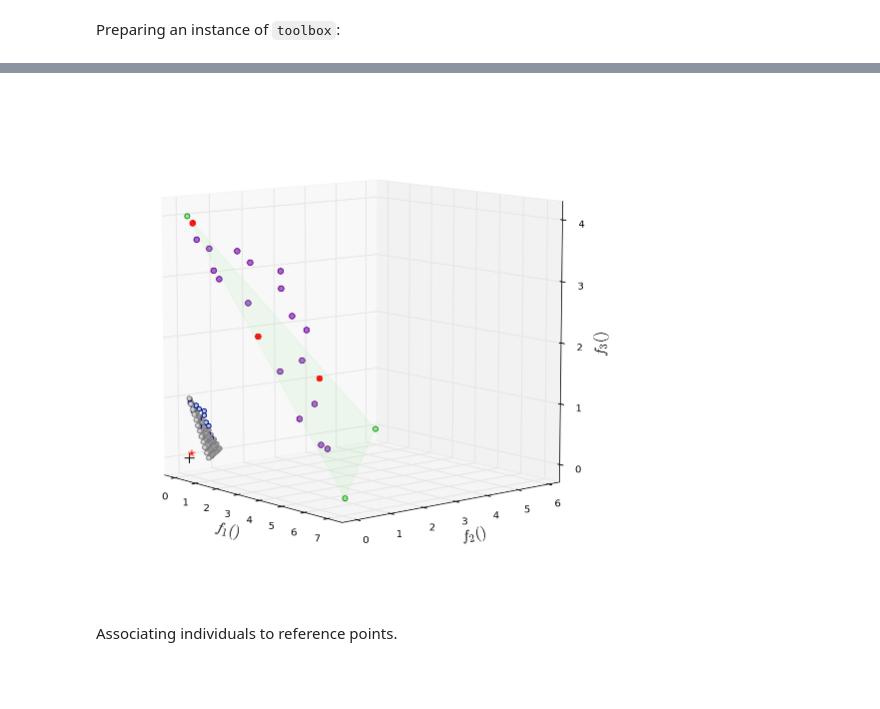
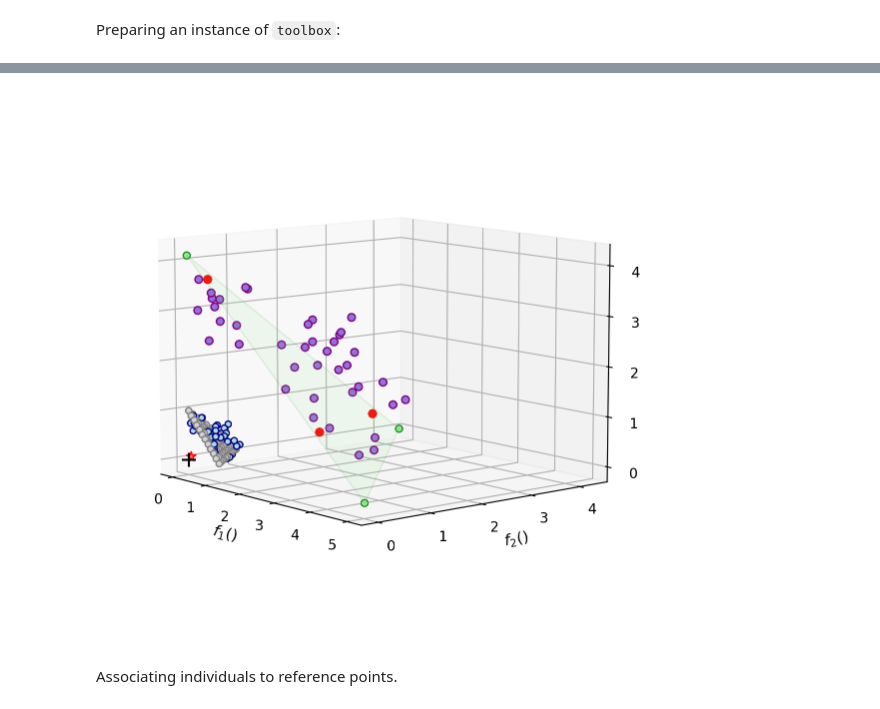
Before and after one commit to lmarti/nsgaiii, a Jupyter notebook: NSGA-III in Python.ipynb, the cells around one changed output, grey strips where cells are left out. Saved outputs shown, nothing was run; the diff lists cells and outputs as text; code cells hidden in the pictures; blank space fills up the shorter version.

```diff
--- a/NSGA-III in Python.ipynb
+++ b/NSGA-III in Python.ipynb
@@ -302,7 +104,11 @@ number_of_variables = 30
 # %%
 bounds_low, bounds_up = 0, 1
 # %%
-toolbox = prepare_toolbox(lambda ind: benchmarks.dtlz2(ind, 3),
-                          sel_nsga_iii, number_of_variables,
-                          bounds_low, bounds_up)
+toolbox = prepare_toolbox(
+    lambda ind: benchmarks.dtlz2(ind, 3),
+    sel_nsga_iii,
+    number_of_variables,
+    bounds_low,
+    bounds_up,
+)
 # %% [markdown]
@@ -310,71 +116,105 @@ toolbox = prepare_toolbox(lambda ind: benchmarks.dtlz2(ind, 3),
 
 Creating a population and evaluating it.
 # %%
-pop = toolbox.population(n=20)
+pop = toolbox.population(n=42)
 # %%
 for ind in pop:
     ind.fitness.values = toolbox.evaluate(ind)
 # %%
-fig = plt.figure(figsize=(9,9))
-ax = fig.add_subplot(111, projection='3d')
+fig = plt.figure(
+    figsize=(7, 7),
+)
+ax = fig.add_subplot(111, projection="3d")
 
 # the coordinate origin (black + sign)
-ax.scatter(0,0,0, c='k', marker='+', s=100)
+ax.scatter(0, 0, 0, c="k", marker="+", s=100)
 
 # the population (purple)
 for ind in pop:
-    ax.scatter(ind.fitness.values[0],
-               ind.fitness.values[1],
-               ind.fitness.values[2],
-               color='purple', c='mediumpurple',
-               s=30, marker='o')
+    ax.scatter(
+        ind.fitness.values[0],
+        ind.fitness.values[1],
+        ind.fitness.values[2],
+        edgecolors="purple",
+        facecolors="mediumpurple",
+        s=30,
+        marker="o",
+    )
 
 # ideal point (red star)
 ideal_point = find_ideal_point(pop)
-ax.scatter(ideal_point[0], ideal_point[1], ideal_point[2],
-           s=50, marker='*', color='salmon', c='red')
+ax.scatter(
+    ideal_point[0],
+    ideal_point[1],
+    ideal_point[2],
+    s=50,
+    marker="*",
+    facecolors="salmon",
+    edgecolors="red",
+)
 
 # extreme points marked (red)
 extremes = find_extreme_points(pop)
-for i,ex in enumerate(extremes):
-    ax.scatter(ex.fitness.values[0],
-               ex.fitness.values[1],
-               ex.fitness.values[2], s=30, c='r', marker='o', color='r')
+for i, ex in enumerate(extremes):
+    ax.scatter(
+        ex.fitness.values[0],
+        ex.fitness.values[1],
+        ex.fitness.values[2],
+        s=30,
+        facecolors="r",
+        marker="o",
+        edgecolors="r",
+    )
 
 # intercepts (in green)
 intercepts = construct_hyperplane(pop, extremes)
 verts = [(intercepts[0], 0, 0), (0, intercepts[1], 0), (0, 0, intercepts[2])]
 
 for vert in verts:
-    ax.scatter(vert[0], vert[1], vert[2], c='lightgreen', color='forestgreen', s=100, marker='.')
+    ax.scatter(
+        vert[0],
+        vert[1],
+        vert[2],
+        facecolors="lightgreen",
+        edgecolors="forestgreen",
+        s=100,
+        marker=".",
+    )
 
 tri = a3.art3d.Poly3DCollection([verts])
-tri.set_color('lightgreen')
+tri.set_color("lightgreen")
 tri.set_alpha(0.11)
-tri.set_edgecolor('lightgreen')
+tri.set_edgecolor("forestgreen")
 ax.add_collection3d(tri)
 
 # normalized objectives (light blue)
 normalize_objectives(pop, intercepts, ideal_point)
 
 for ind in pop:
-    ax.scatter(ind.fitness.normalized_values[0],
-               ind.fitness.normalized_values[1],
-               ind.fitness.normalized_values[2], color='navy', marker='o', c='lightblue')
+    ax.scatter(
+        ind.fitness.normalized_values[0],
+        ind.fitness.normalized_values[1],
+        ind.fitness.normalized_values[2],
+        edgecolors="navy",
+        marker="o",
+        facecolors="lightblue",
+    )
 
 # reference points (gray)
 rps = generate_reference_points(3)
 for rp in rps:
-    ax.scatter(rp[0], rp[1], rp[2], marker='o', c='lightgray', color='gray')
+    ax.scatter(
+        rp[0], rp[1], rp[2], marker="o", facecolors="lightgray", edgecolors="gray"
+    )
 
 # final figure details
-ax.set_xlabel('$f_1()$', fontsize=15)
-ax.set_ylabel('$f_2()$', fontsize=15)
-ax.set_zlabel('$f_3()$', fontsize=15)
+ax.set_xlabel("$f_1()$", fontsize=11)
+ax.set_ylabel("$f_2()$", fontsize=11)
+ax.set_zlabel("$f_3()$", fontsize=11)
 ax.view_init(elev=9, azim=-40)
-plt.autoscale(tight=True)
+ax.set_box_aspect(aspect=None, zoom=0.92)
 # %% [output]
-[figure, old version]
+[figure, new version]
 # %% [markdown]
 Associating individuals to reference points.
 # %%
```
Also changed, not shown: parts of 38 cells of this notebook, 3 other files.
